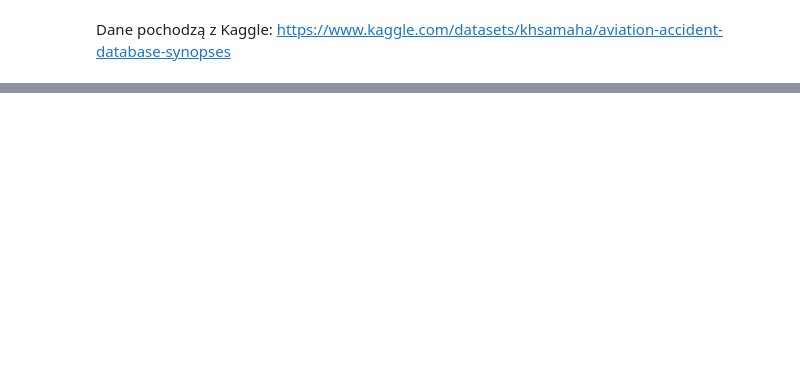
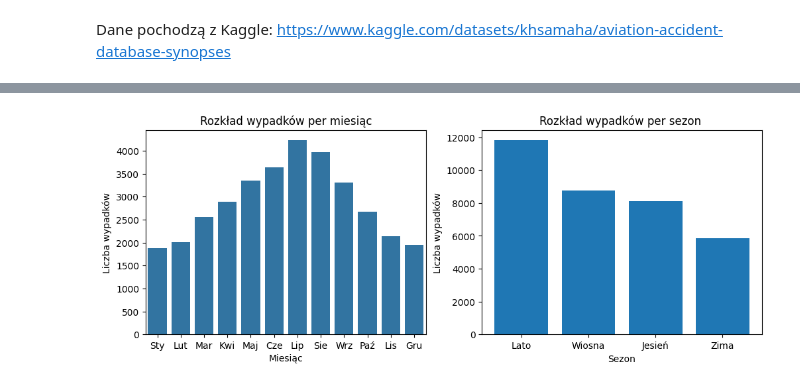
Before and after one commit to infoshareacademy/jdszr14-DeepDiveData, a Jupyter notebook: ML_project/czy_leci_z_nami_pilot.ipynb, the cells around one changed output, grey strips where cells are left out. Drawn from its saved outputs; the diff is of its cells as text; code cells hidden in the pictures; blank space fills up the shorter version.

```diff
--- a/ML_project/czy_leci_z_nami_pilot.ipynb
+++ b/ML_project/czy_leci_z_nami_pilot.ipynb
@@ -172,0 +424,40 @@ dropped_col_df["Make"].unique()
+# %%
+miesiac_pol = {1: 'Sty', 2:'Lut', 3:'Mar', 4:'Kwi', 5:'Maj', 6:'Cze', 7:'Lip', 8:'Sie', 9:'Wrz', 10:'Paź', 11:'Lis', 12:'Gru'}
+
+dropped_col_df["Miesiąc"] = dropped_col_df["Month"].map(miesiac_pol)
+# %%
+sezon_pol = {'Winter': 'Zima', 'Spring': 'Wiosna', 'Summer': 'Lato', 'Fall':'Jesień'}
+dropped_col_df["Season_pol"] = dropped_col_df["Season"].map(sezon_pol)
+# %%
+fig, axes = plt.subplots(1, 2, figsize=(12, 4))
+
+
+sns.countplot(data=dropped_col_df, x='Month', ax=axes[0])
+axes[0].set_title('Rozkład wypadków per miesiąc')
+axes[0].set_xlabel('Miesiąc')
+axes[0].set_ylabel('Liczba wypadków')
+sns.color_palette("ch:s=.25,rot=-.25", as_cmap=True)
+
+month_order = ['Sty', 'Lut', 'Mar', 'Kwi', 'Maj', 'Cze', 'Lip', 'Sie', 'Wrz', 'Paź', 'Lis', 'Gru']
+axes[0].set_xticks(range(12))
+axes[0].set_xticklabels(month_order)
+
+
+season_colors = {
+    'Winter': 'lightblue',
+    'Spring': 'blue',
+    'Summer': 'navy',
+    'Fall': 'yellow'
+}
+
+
+seasonal_accident_counts = dropped_col_df['Season_pol'].value_counts()
+
+
+axes[1].bar(seasonal_accident_counts.index, seasonal_accident_counts)
+axes[1].set_xlabel('Sezon')
+axes[1].set_ylabel('Liczba wypadków')
+axes[1].set_title("Rozkład wypadków per sezon ")
+plt.show()
+# %% [output]
+[figure, added]
```
Also changed, not shown: parts of 56 cells of this notebook, 5 other files.
